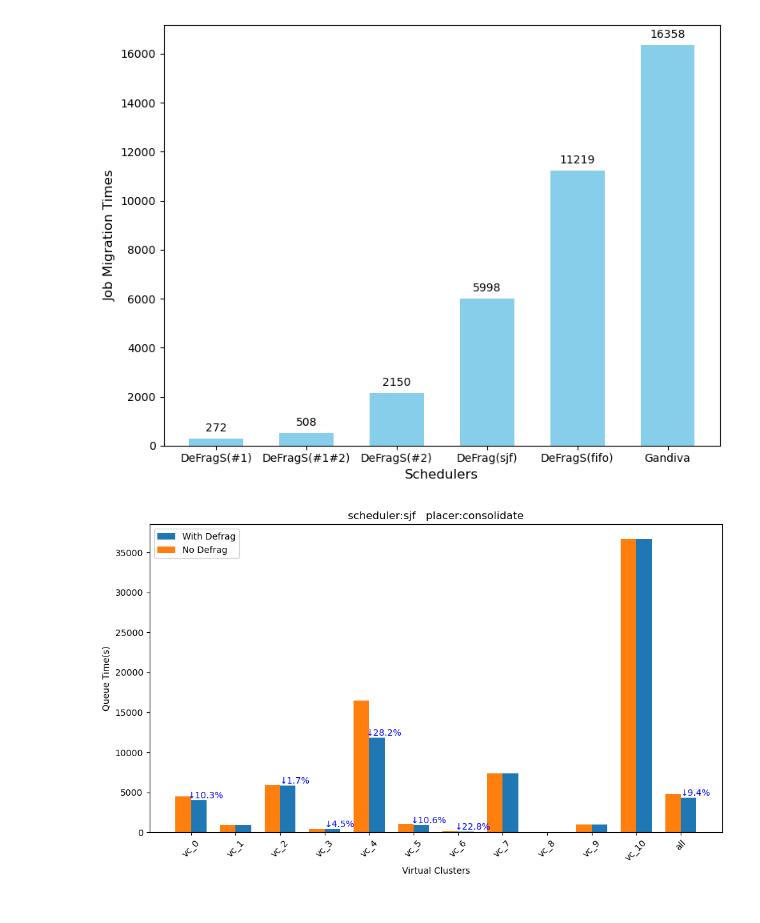
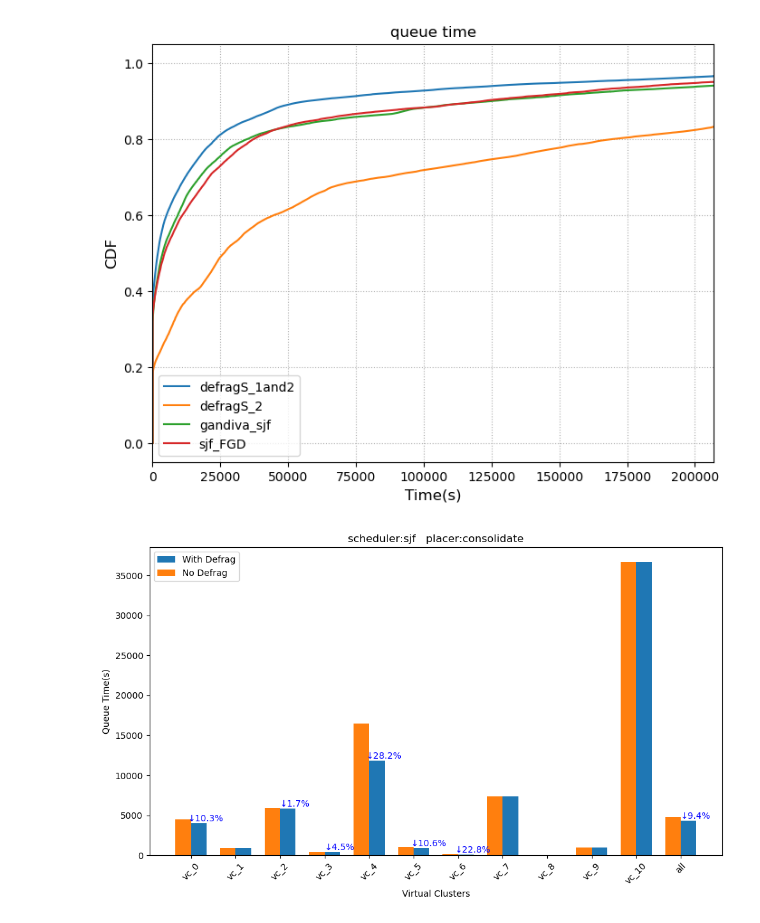
Before and after one commit to CUG-nhf/simulator, a Jupyter notebook: plot/test.ipynb, the cells around one changed output. Cells and saved outputs as stored; diff of their text form; code cells hidden in the pictures.

```diff
--- a/plot/test.ipynb
+++ b/plot/test.ipynb
@@ -73,35 +68,29 @@ jct_list:  [79518, 81695, 136623, 226321, 657666, 700768, 945687, 223175]
-# %%
-import matplotlib.pyplot as plt
-import numpy as np
-
-y = [272, 508, 2150, 5998, 11219, 16358]
-schedulers = ['DeFragS(#1)', "DeFragS(#1#2)", 'DeFragS(#2)', "DeFrag(sjf)", 'DeFragS(fifo)', 'Gandiva']
-x_indices = np.arange(len(schedulers))  # x 轴位置
-bar_width = 0.6  # 每个柱的宽度
-
-# 创建柱状图
-fig, ax = plt.subplots(figsize=(8, 6))
-bars = ax.bar(x_indices, y, bar_width, color='skyblue')
-
-# 设置 x 轴标签
-ax.set_xticks(x_indices)
-ax.set_xticklabels(schedulers)
-
-# 添加标题和坐标轴标签
-ax.set_xlabel("Schedulers", fontsize=12)
-ax.set_ylabel('Job Migration Times', fontsize=12)
-
-# 在每个柱子上显示其对应的数值
-for bar in bars:
-    yval = bar.get_height()
-    ax.text(bar.get_x() + bar.get_width()/2, yval + 200,  # 在柱子上方显示数值
-            int(yval), ha='center', va='bottom', fontsize=10)
-
-# 显示图表
-plt.tight_layout()
-plt.show()
-# %% [output]
-[figure, removed]
+# %%
+schedulers = [ "defragS_1and2",  "defragS_2", "gandiva_sjf", "sjf_FGD"]
+labels = ['DFS(#1#2)',  "DFS(#2)", "gandiva", "FGD"]
+log_dir = "/data/nihaifeng/log/PPT_51"
+data_type = "queue"
+
+fig = plt.figure(figsize=(8,6))
+for idx, scheduler in enumerate(schedulers):
+	df = pd.read_csv(log_dir+f'/Philly_{scheduler}/all/{scheduler}_all_log.csv')
+	y = df[data_type]
+	sorted_y = np.sort(y)
+	cdf = np.arange(1, len(sorted_y) + 1) / len(sorted_y)
+	plt.plot(sorted_y, cdf, label=scheduler)
+
+x_min = np.min(sorted_y)
+x_max = np.percentile(sorted_y, 95)  # 选择中位数作为最大范围
+plt.xlim(x_min, x_max)  # 设置 x 轴范围
+
+plt.title(f"{data_type} time")
+plt.xlabel('Time(s)', fontsize=12)
+plt.ylabel('CDF', fontsize=12)
+plt.legend(loc='best', fontsize=10)
+plt.grid(linestyle=':')
+plt.show()
+# %% [output]
+[figure, added]
 # %%
 df = pd.read_csv(log_dir + '/Philly_consolidate/que_avg_consolidate.csv')
 df_noDeFrag = pd.read_csv(log_dir + '/noDeFra/Philly_consolidate/que_avg_consolidate.csv')
```
Also changed, not shown: parts of 2 cells of this notebook, 5 other files.
